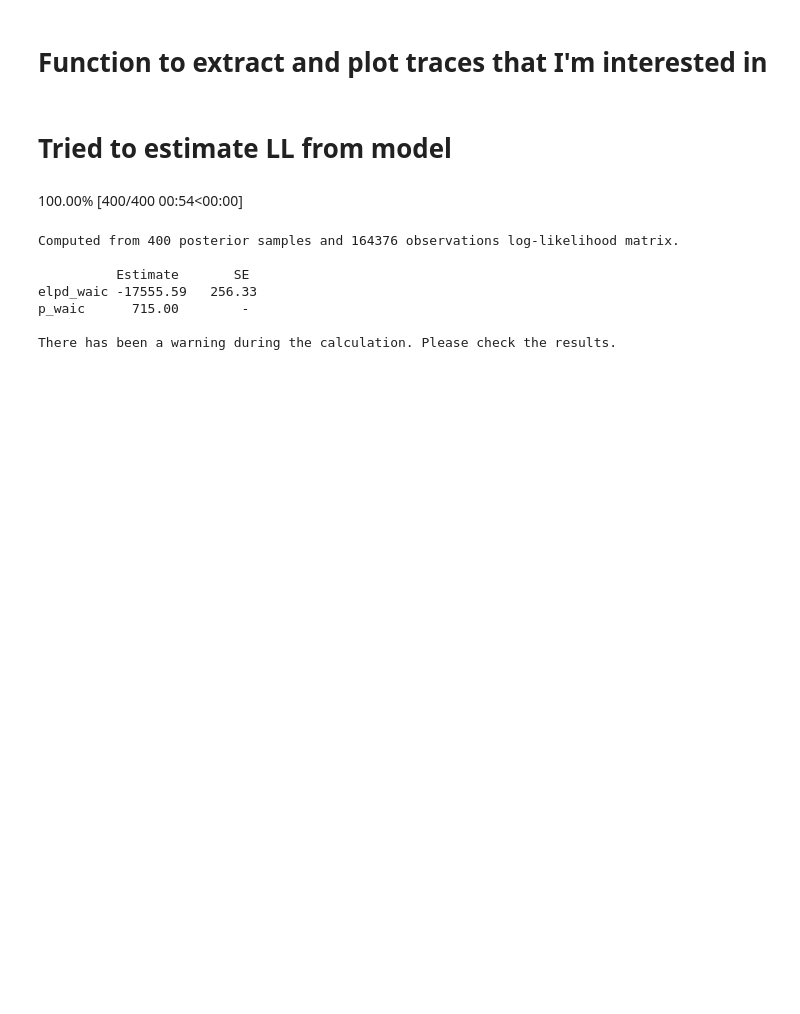
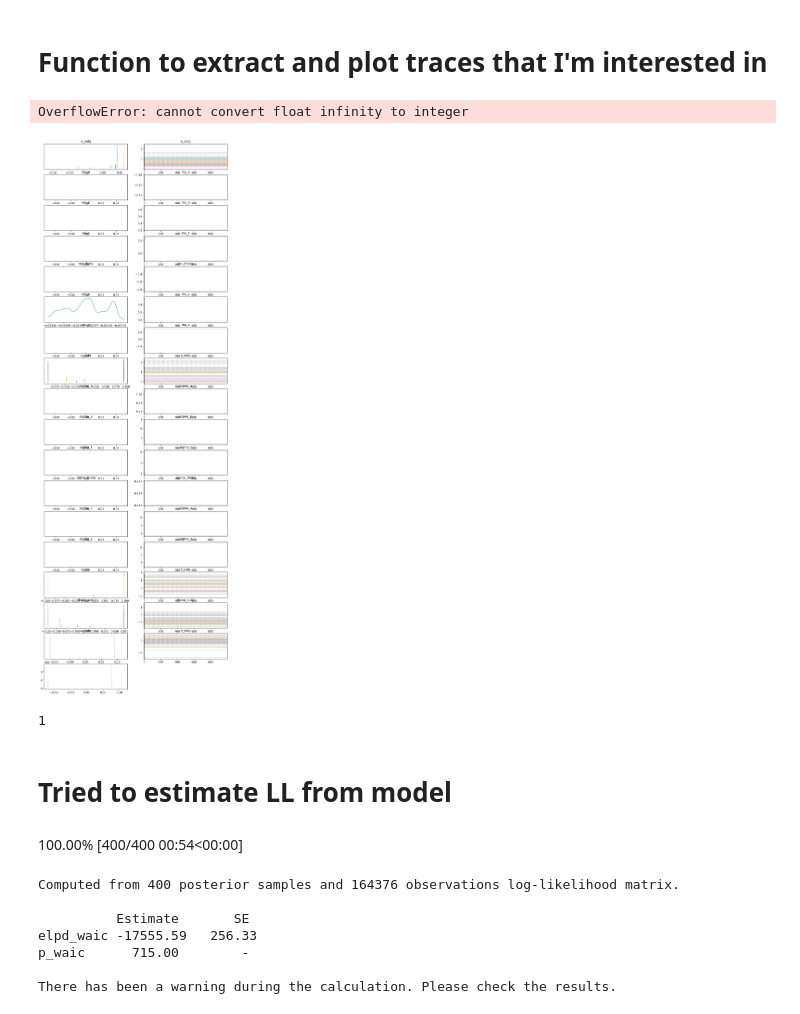
Before and after one commit to AlexanderFengler/Omission_omission, a Jupyter notebook: notebook/demo.ipynb, the cells around one changed output. Saved outputs shown, nothing was run; the diff lists cells and outputs as text; code cells hidden in the pictures; blank space fills up the shorter version.

```diff
--- a/notebook/demo.ipynb
+++ b/notebook/demo.ipynb
@@ -403,3 +396,6 @@ df_idx = df_srm[['subj_idx','subject']]
 # %%
-df_srm
+df.response = df.response * 2 - 1
+df['subject'] = df['SubID'].factorize()[0]
+df.subject.unique()
+df.response.unique()
 # %% [output]
@@ -464,9 +409,9 @@ lan_logp_jitted, lan_logp_vjp_jitted, lan_logp = NetworkLike.make_logp_jax_funcs
                                                                                   kind = "lan",
                                                                                   list_params = ['v','a','z','t','theta','p_outlier'],
                                                                                   bounds = {'v':(-3,3),
-                                                                                            'a':(0.2,2.5),
+                                                                                            'a':(0.2,3),
                                                                                             'z':(0.1,0.9),
-                                                                                            't':(0.01,0.5),
+                                                                                            't':(0.01,1),
                                                                                             'theta':(0,1.2),
                                                                                             'p_outlier':(0,0.05)},
                                                                                   params_is_reg=[True,True,True,True,True,False])
@@ -476,23 +421,5 @@ lan_logp_op = NetworkLike.make_jax_logp_ops(
                                 logp = lan_logp_jitted,
                                 logp_vjp = lan_logp_vjp_jitted,
                                 logp_nojit = lan_logp)
-
-# Instantiate CPN logp functions
-cpn_logp_jitted, cpn_logp_vjp_jitted, cpn_logp = NetworkLike.make_logp_jax_funcs(model = forward_pass_cpn,
-                                                                                 n_params = 6,
-                                                                                 list_params = ['v','a','z','t','theta','deadline'],
-                                                                                 bounds = {'v':(-3,3),
-                                                                                           'a':(0.2,2.5),
-                                                                                           'z':(0.1,0.9),
-                                                                                           't':(0.01,0.5),
-                                                                                           'theta':(0,1.2)},
-                                                                                 kind = "cpn",
-                                                                                 params_is_reg=[True,True,True,True,True,False])
-
-# Turn into logp op
-cpn_logp_op = NetworkLike.make_jax_logp_ops(
-                                logp = cpn_logp_jitted,
-                                logp_vjp = cpn_logp_vjp_jitted,
-                                logp_nojit = cpn_logp)
 # %% [markdown]
 # Run the fitting
@@ -668,0 +426,7 @@ passing through identity
+# %%
+coords = {
+    "id": df.subject.unique(),  # actual group names
+    "observation": np.arange(df.shape[0])
+}
+
+jax.config.update("jax_enable_x64", False)
@@ -671,7 +483,7 @@ passing through identity
 # %%
 def mytraceplot(trace):
     keep = [x for x in trace.posterior.data_vars.keys() if x[-6:-1] != 'trial']
-    pm.plot_trace(trace, keep)
+    pm.plot_trace(trace, keep, compact=True)
 
 
 def mysummary(trace):
@@ -680,7 +492,15 @@ def mysummary(trace):
 # %%
 import pymc as pm
 
-a = mysummary(idata)
+a = mytraceplot(ddm_blog_traces_numpyro_d)
+plt.tight_layout()
+# %% [output]
+OverflowError: cannot convert float infinity to integer
+[figure, added]
+# %%
+print(1)
+# %% [output]
+1
 # %% [markdown]
 # Tried to estimate LL from model
 # %%
```
Also changed, not shown: parts of 10 cells of this notebook, 34 other files.
